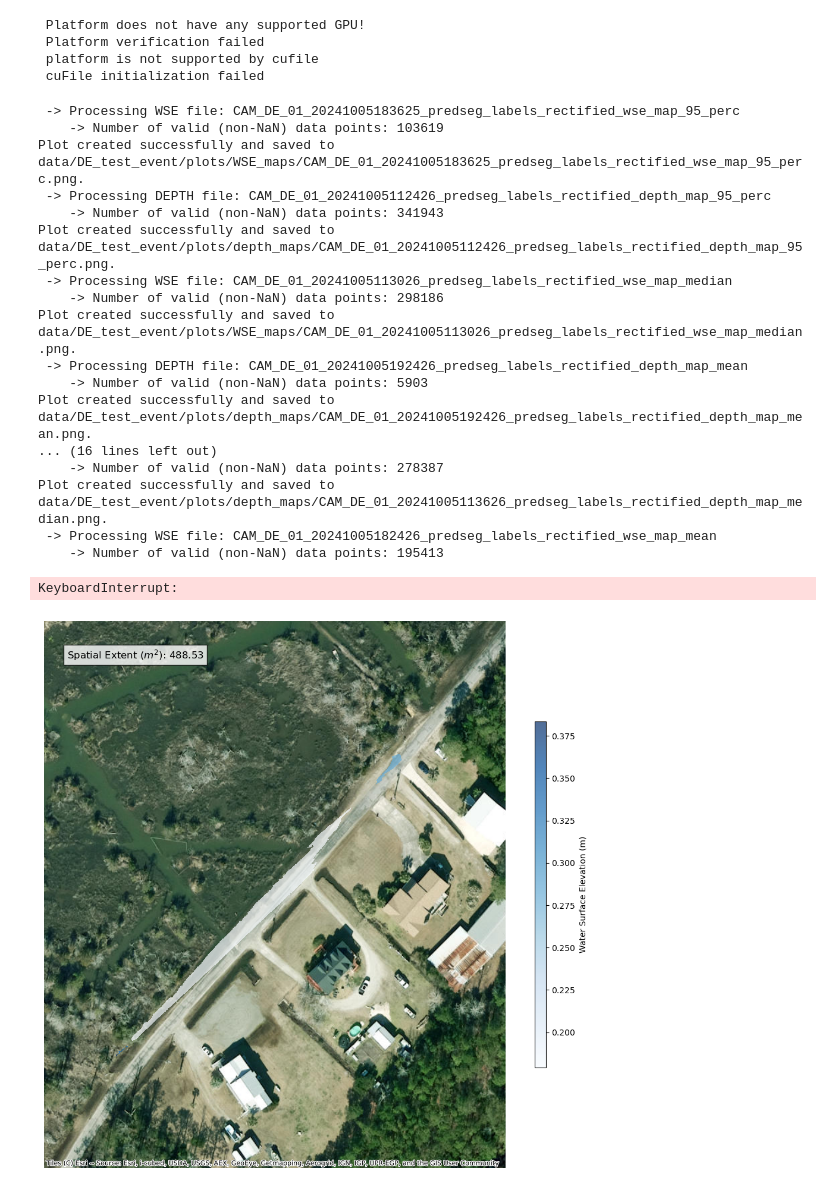
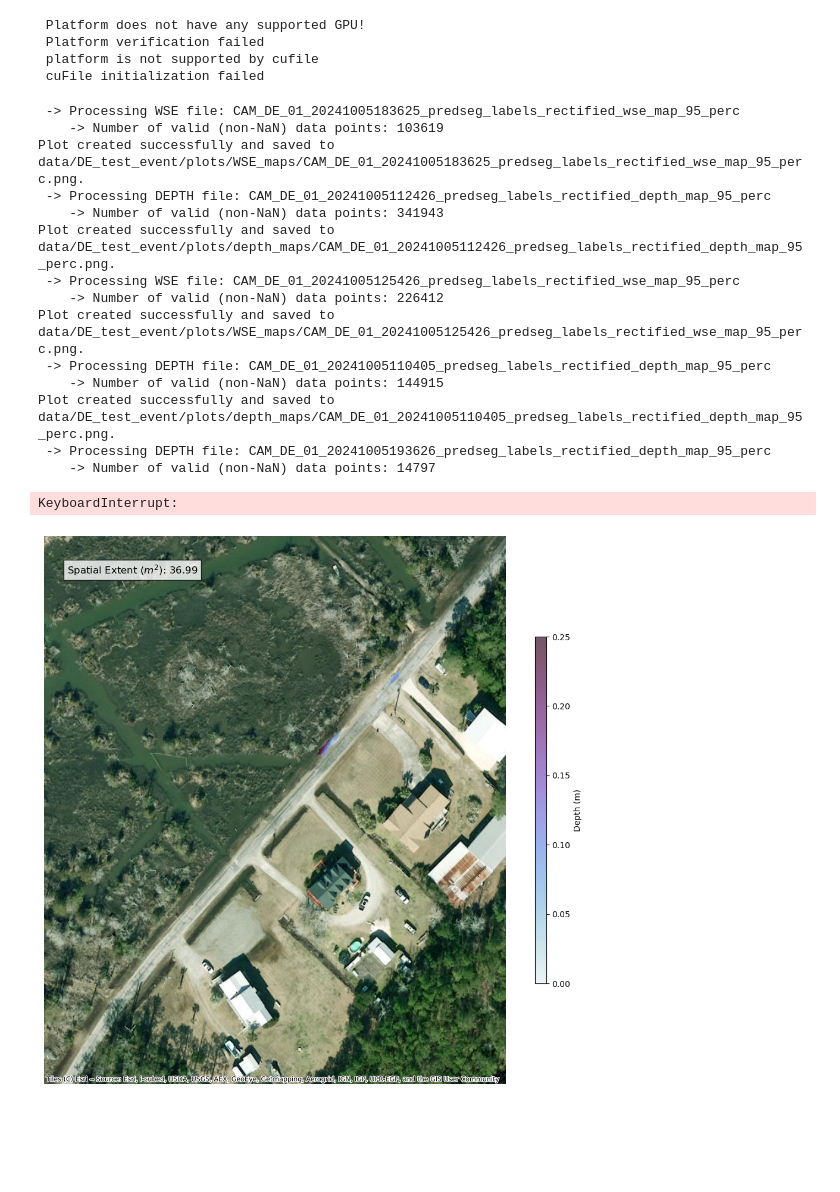
Before and after one commit to rtmccune/poseidon, a Jupyter notebook: test_notebook.ipynb, the cells around one changed output. Saved outputs shown, nothing was run; the diff lists cells and outputs as text; code cells hidden in the pictures; blank space fills up the shorter version.

```diff
--- a/test_notebook.ipynb
+++ b/test_notebook.ipynb
@@ -144,24 +144,21 @@ max_y_extent = 127450.141
 
 plotter = poseidon_core.DepthMapPlotter(main_dir, min_x_extent, max_x_extent, min_y_extent, max_y_extent, bbox_crs="EPSG:32119")
 # %%
-plotter.process_single_flood_event('DE_test_event')
+plotter.process_single_flood_event('DE_test_event', ['95_perc'])
 # %% [output]
  -> Processing WSE file: CAM_DE_01_20241005183625_predseg_labels_rectified_wse_map_95_perc
     -> Number of valid (non-NaN) data points: 103619
 Plot created successfully and saved to data/DE_test_event/plots/WSE_maps/CAM_DE_01_20241005183625_predseg_labels_rectified_wse_map_95_perc.png.
  -> Processing DEPTH file: CAM_DE_01_20241005112426_predseg_labels_rectified_depth_map_95_perc
     -> Number of valid (non-NaN) data points: 341943
 Plot created successfully and saved to data/DE_test_event/plots/depth_maps/CAM_DE_01_20241005112426_predseg_labels_rectified_depth_map_95_perc.png.
- -> Processing WSE file: CAM_DE_01_20241005113026_predseg_labels_rectified_wse_map_median
-    -> Number of valid (non-NaN) data points: 298186
-Plot created successfully and saved to data/DE_test_event/plots/WSE_maps/CAM_DE_01_20241005113026_predseg_labels_rectified_wse_map_median.png.
- -> Processing DEPTH file: CAM_DE_01_20241005192426_predseg_labels_rectified_depth_map_mean
-    -> Number of valid (non-NaN) data points: 5903
-Plot created successfully and saved to data/DE_test_event/plots/depth_maps/CAM_DE_01_20241005192426_predseg_labels_rectified_depth_map_mean.png.
-... (16 lines left out)
-    -> Number of valid (non-NaN) data points: 278387
-Plot created successfully and saved to data/DE_test_event/plots/depth_maps/CAM_DE_01_20241005113626_predseg_labels_rectified_depth_map_median.png.
- -> Processing WSE file: CAM_DE_01_20241005182426_predseg_labels_rectified_wse_map_mean
-    -> Number of valid (non-NaN) data points: 195413
+ -> Processing WSE file: CAM_DE_01_20241005125426_predseg_labels_rectified_wse_map_95_perc
+    -> Number of valid (non-NaN) data points: 226412
+Plot created successfully and saved to data/DE_test_event/plots/WSE_maps/CAM_DE_01_20241005125426_predseg_labels_rectified_wse_map_95_perc.png.
+ -> Processing DEPTH file: CAM_DE_01_20241005110405_predseg_labels_rectified_depth_map_95_perc
+    -> Number of valid (non-NaN) data points: 144915
+Plot created successfully and saved to data/DE_test_event/plots/depth_maps/CAM_DE_01_20241005110405_predseg_labels_rectified_depth_map_95_perc.png.
+ -> Processing DEPTH file: CAM_DE_01_20241005193626_predseg_labels_rectified_depth_map_95_perc
+    -> Number of valid (non-NaN) data points: 14797
 KeyboardInterrupt:
-[figure, old version]
+[figure, new version]
```
Also changed, not shown: 2 other files.
